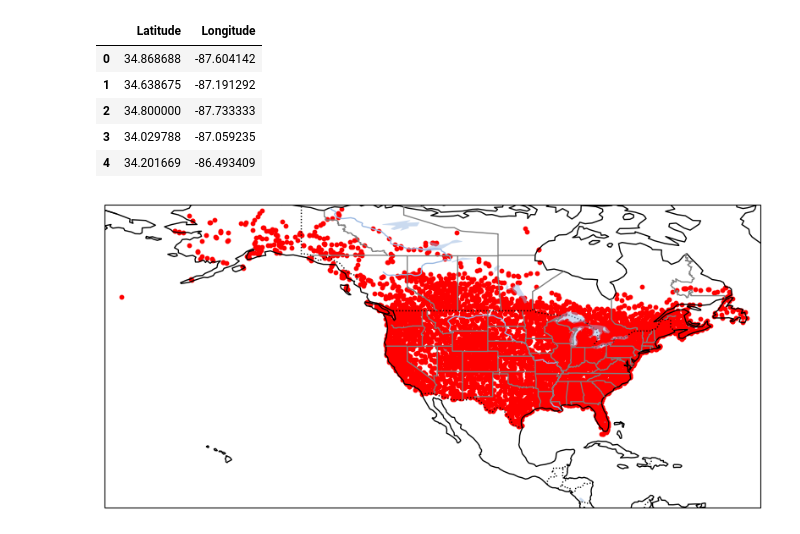
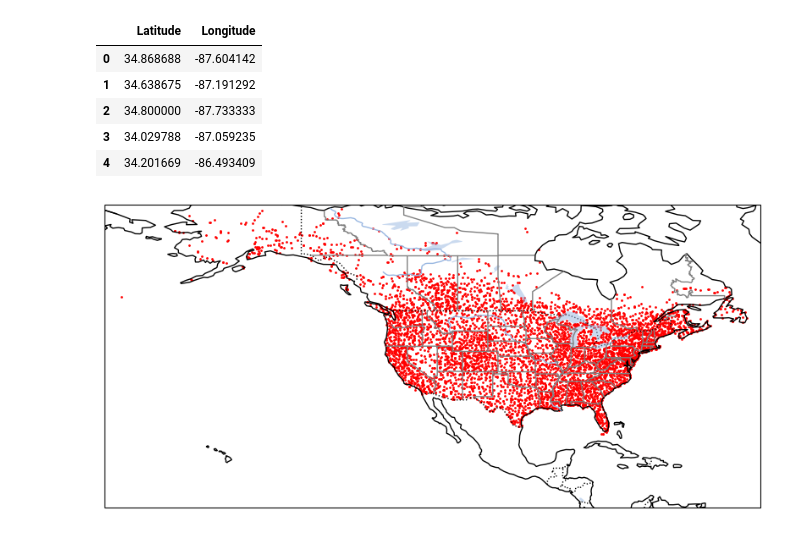
Before and after one commit to Calvin-Davis/CMSC320-FinalProject-Birds, a Jupyter notebook: Code/create_routes_with_fips.ipynb, the cells around one changed output. Cells and saved outputs as stored; diff of their text form; code cells hidden in the pictures.

```diff
--- a/Code/create_routes_with_fips.ipynb
+++ b/Code/create_routes_with_fips.ipynb
@@ -39,29 +39,29 @@ coordinates.head()
 # %%
 # Create a plot and set the map projection
 fig = plt.figure(figsize=(10, 6))
 ax = fig.add_subplot(1, 1, 1, projection=ccrs.PlateCarree())
 ax.set_extent([-180, -50, 10, 70], crs=ccrs.PlateCarree())
 
 states_provinces = cartopy.feature.NaturalEarthFeature(
         category='cultural',
         name='admin_1_states_provinces_lines',
         scale='50m',
         facecolor='none')
 
 # Add map features
 ax.coastlines()
 ax.add_feature(cartopy.feature.BORDERS, linestyle=':')
 ax.add_feature(cartopy.feature.LAKES, alpha=0.5)
 ax.add_feature(cartopy.feature.RIVERS)
 ax.add_feature(states_provinces, edgecolor='gray')
 
 # Plot the points
-ax.scatter(coordinates['Longitude'], coordinates['Latitude'], color='red', s=10, transform=ccrs.PlateCarree())
+ax.scatter(coordinates['Longitude'], coordinates['Latitude'], color='red', s=1, transform=ccrs.PlateCarree())
 
 # Show the plot
 plt.show()
 # %% [output]
-[figure, old version]
+[figure, new version]
 # %%
 counties = gpd.read_file(os.path.join(current_dir, '..', 'SharedData', 'UScounties', 'UScounties.shp'))
 
```
Also changed, not shown: parts of 1 cell of this notebook, 5 other files.
